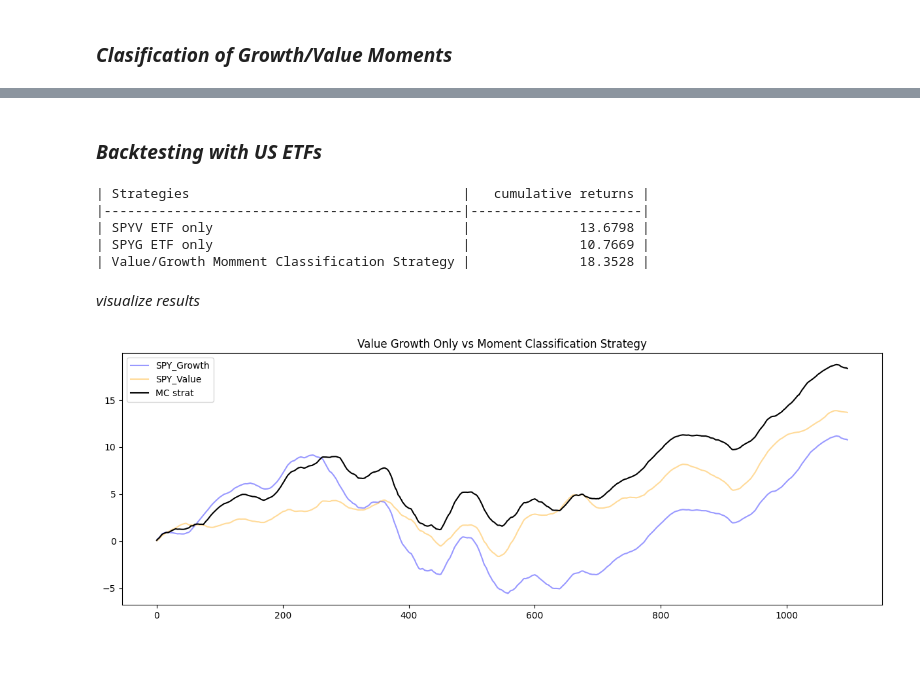
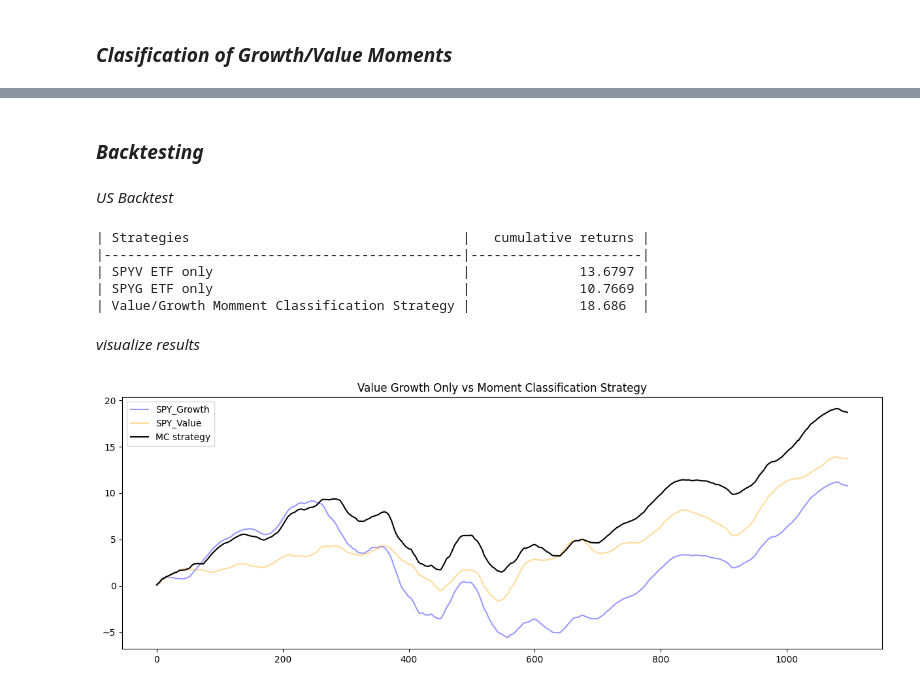
Before and after one commit to rvargas42/Value_Growth_Challenge_ETSFactory, a Jupyter notebook: Research/value_growth_moment_detection.ipynb, the cells around one changed output, grey strips where cells are left out. Drawn from its saved outputs; the diff is of its cells as text; code cells hidden in the pictures; blank space fills up the shorter version.

Commit message:
backtester & other

```diff
--- a/Research/value_growth_moment_detection.ipynb
+++ b/Research/value_growth_moment_detection.ipynb
@@ -184,13 +170,10 @@ from sklearn.ensemble import RandomForestClassifier
 from scipy.spatial import distance
 
 X_train, X_test, y_train, y_test = train_test_split(X, y, test_size=0.30, shuffle=False)
-# %%
-knn = KNeighborsClassifier(metric="cosine",n_neighbors=15,leaf_size=10)
-knn.fit(X_train, y_train)
-predictions = knn.predict(X_test)
-
-randomforest = RandomForestClassifier(n_estimators=1, criterion="gini")
-randomforest.fit(X_train, y_train)
-random_forest_predictions = randomforest.predict(X_test)
+# %%
+knn = KNeighborsClassifier()
+cv = GridSearchCV(estimator=knn, param_grid={'metric':["cosine","euclidean","l1","l2"],'n_neighbors': range(1, 31)})
+cv.fit(X_train, y_train)
+predictions = cv.predict(X_test)
 # %%
 print(classification_report(y_test, predictions))
@@ -216,14 +188,0 @@ weighted avg       0.51      0.51      0.51      1097
-# %%
-fig, ax = plt.subplots(figsize=(15,5))
-
-plt.plot(SPYG[y_test.index].values, color="blue", alpha=0.1)
-plt.plot(SPYV[y_test.index].values, color="orange", alpha=0.1)
-
-gidx = np.where(predictions == 1)[0]
-vidx = np.where(predictions == 0)[0]
-
-color_map = {0: "orange", 1: "blue"}
-colors = [color_map[pred] for pred in predictions]
-for i in range(len(predictions) - 1):
-    plt.plot(y_test.index[i:i+2], SPY_midpoint[i:i+2], color=colors[i])
-plt.xticks(ticks=y_test.index);
@@ -232,5 +189,7 @@ plt.xticks(ticks=y_test.index);
-# %% [markdown]
-### _Backtesting with US ETFs_
+# %% [markdown]
+### _Backtesting_
+# %% [markdown]
+_US Backtest_
 # %%
 # Calculate cumulative returns for independent assets
 from tabulate import tabulate
@@ -241,35 +200,35 @@ STRAT_cret = []
 for i in range(len(SPYG_cret)):
     if predictions[i] == 1:
         STRAT_cret.append(SPYG[y_test.index][i])
-    else:
+    if predictions[i] == 0:
         STRAT_cret.append(SPYV[y_test.index][i])
 
 STRAT_cret = np.cumsum(STRAT_cret)
-backtest_results = [
+results = [
     ["SPYV ETF only", SPYV_cret.values[-1]],
     ["SPYG ETF only", SPYG_cret.values[-1]],
     ["Value/Growth Momment Classification Strategy", STRAT_cret[-1]]
 ]
 
 headers = ["Strategies","cumulative returns"]
-print(tabulate(backtest_results, headers, tablefmt="github"))
+print(tabulate(results, headers, tablefmt="github"))
 # %% [output]
 | Strategies                                   |   cumulative returns |
 |----------------------------------------------|----------------------|
-| SPYV ETF only                                |              13.6798 |
+| SPYV ETF only                                |              13.6797 |
 | SPYG ETF only                                |              10.7669 |
-| Value/Growth Momment Classification Strategy |              18.3528 |
+| Value/Growth Momment Classification Strategy |              18.686  |
 # %% [markdown]
 _visualize results_
 # %%
 fig = plt.figure(figsize=(15,5))
 
 plt.plot(SPYG_cret.values, color="blue", alpha=0.4)
 plt.plot(SPYV_cret.values, color="orange", alpha=0.4)
 plt.plot(STRAT_cret, color="black")
 tittle = "Value Growth Only vs Moment Classification Strategy"
 plt.title(tittle)
-plt.legend(["SPY_Growth", "SPY_Value", "MC strat"])
+plt.legend(["SPY_Growth", "SPY_Value", "MC strategy"])
 plt.savefig(os.path.join(root_dir, "charts", f"{tittle.replace(" ", "_")}.png"))
 # %% [output]
-[figure, old version]
+[figure, new version]
```
Also changed, not shown: parts of 8 cells of this notebook, 9 other files.
